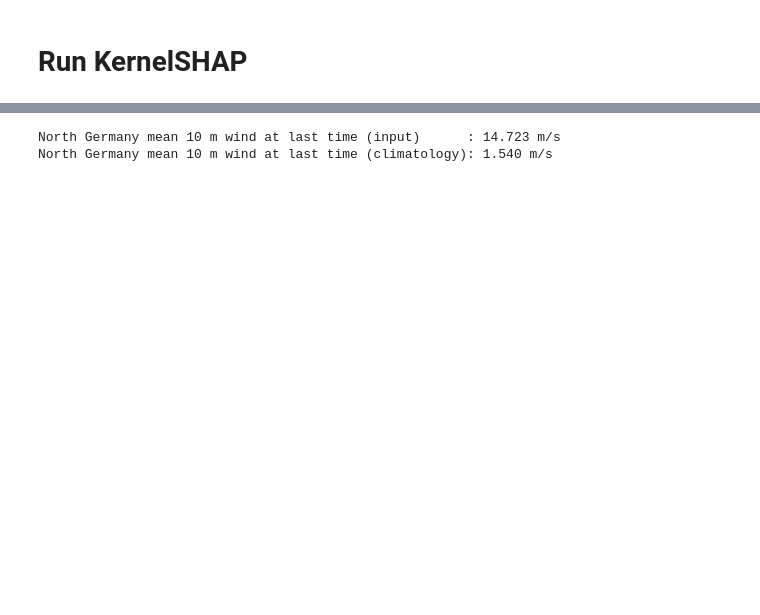
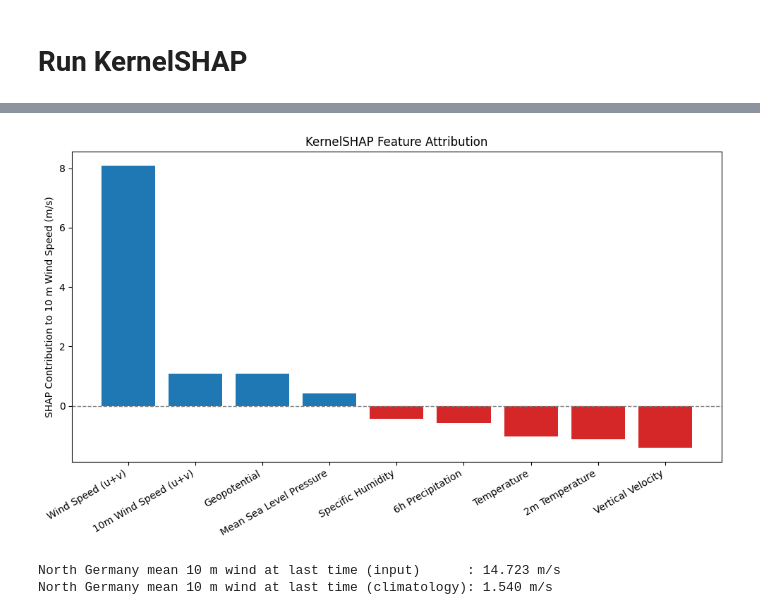
Before and after one commit to EStaELisa/graphcast-xai, a Jupyter notebook: jupiter_shap/kernel_shap.ipynb, the cells around one changed output, grey strips where cells are left out. Saved outputs shown, nothing was run; the diff lists cells and outputs as text; code cells hidden in the pictures; blank space fills up the shorter version.

```diff
--- a/jupiter_shap/kernel_shap.ipynb
+++ b/jupiter_shap/kernel_shap.ipynb
@@ -74,3 +84,31 @@ plt.show()
+# %%
+import matplotlib.pyplot as plt
+
+# 1. Sort by SHAP value (descending for visual impact)
+plot_df = shap_df.sort_values("shap_value", ascending=False).copy()
+plot_df["label"] = plot_df["feature"].map(pretty_names).fillna(plot_df["feature"])
+
+# 2. Set bar colors (red = negative, blue = positive)
+colors = ["#d62728" if v < 0 else "#1f77b4" for v in plot_df["shap_value"]]
+
+# 3. Create vertical bar plot
+plt.figure(figsize=(10, 6))
+bars = plt.bar(
+    plot_df["label"],
+    plot_df["shap_value"],
+    color=colors
+)
+
+
+# 5. Format axes and layout
+plt.axhline(0, color="gray", linestyle="--", linewidth=1)
+plt.ylabel("SHAP Contribution to 10 m Wind Speed (m/s)")
+plt.title("KernelSHAP Feature Attribution")
+plt.xticks(rotation=30, ha="right")
+plt.tight_layout()
+plt.show()
+# %% [output]
+[figure, added]
 # %%
 from pkg.mask.generate_mask import compute_wind_speed
 
```
Also changed, not shown: parts of 3 cells of this notebook, 10 other files.
